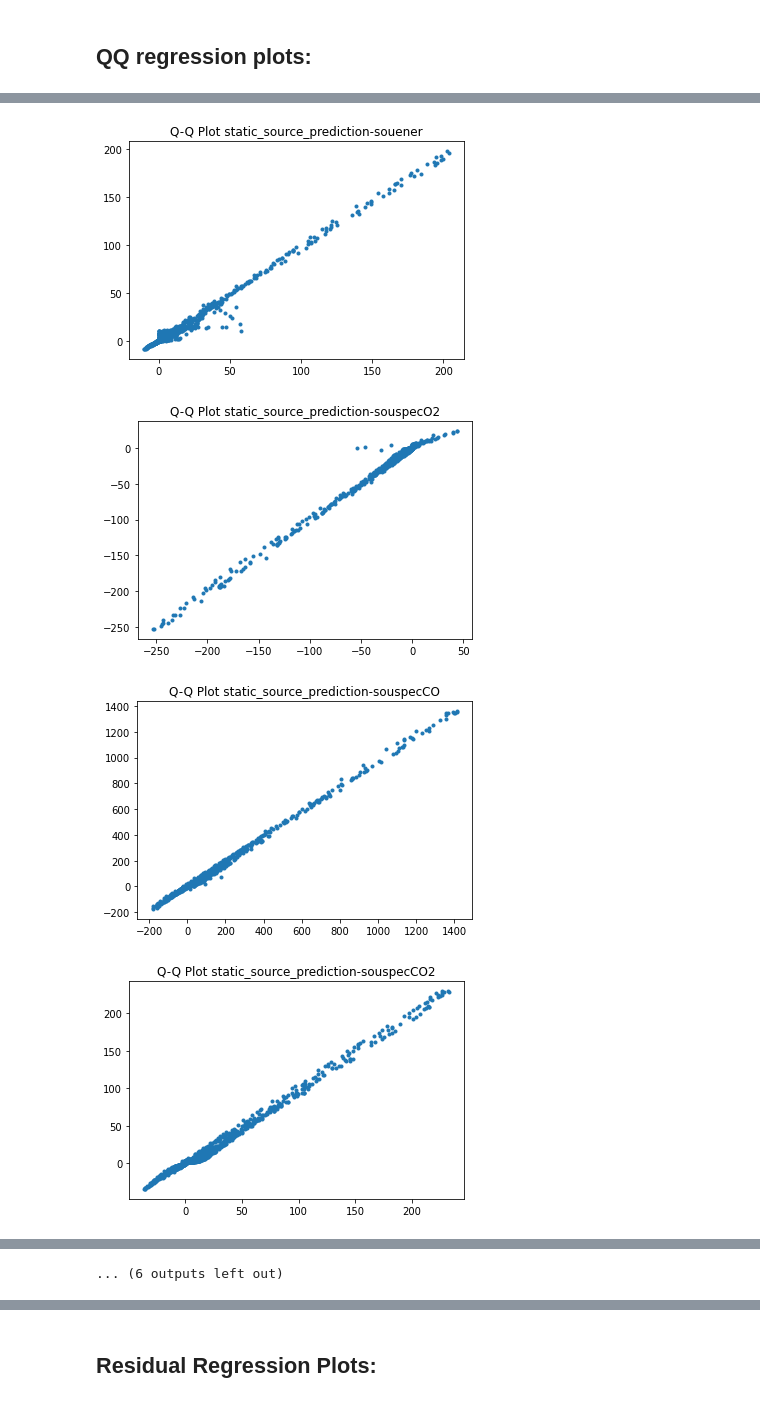
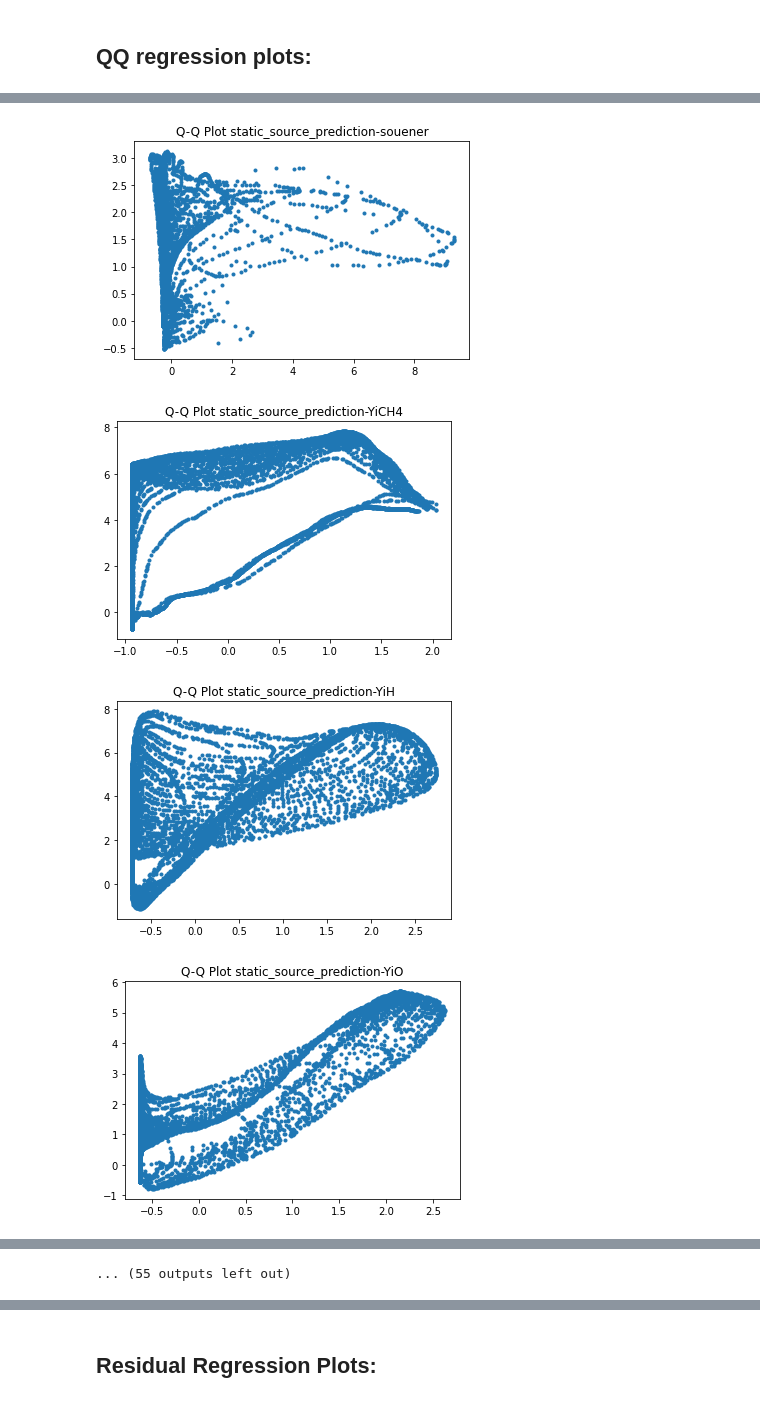
Before and after one commit to amolsalunkhe/ChemTab, a Jupyter notebook: src/Best_Model_Evaluation.ipynb, the cells around one changed output, grey strips where cells are left out. Drawn from its saved outputs; the diff is of its cells as text; code cells hidden in the pictures.

```diff
--- a/src/Best_Model_Evaluation.ipynb
+++ b/src/Best_Model_Evaluation.ipynb
@@ -27,7 +28,30 @@ assert pd.__path__[0]!='/opt/anaconda/lib/python3.8/site-packages/pandas', 'Erro
 # %%
+BCs_only = False # turn on to only look at BCs!!
+
 #Prepare the DataFrame that will be used downstream
-dp = DataPreparer(fn='../datasets/methane_air_master.csv') # TODO: change me!
+dp = DataPreparer(fn='../datasets/wax_master.csv') # TODO: change me!
 df = dp.getDataframe()
+
+########################################
+### Look for biggest Species Values! ###
+mean_vals = df.filter(like='Yi').mean()
+sort_idx = np.argsort(mean_vals)
+mean_vals = mean_vals[sort_idx][::-1]
+plt.bar(mean_vals.index, mean_vals)
+plt.title('Mean Values of Species in Dataset')
+plt.xticks(rotation=90, ha="right")
+plt.show()
+display(mean_vals[:10])
+important_species = list(mean_vals[:10].index)
+print(important_species)
+########################################
+
+if BCs_only:
+    #df = df.sample(2)
+    df=pd.concat([df.iloc[:1], df.iloc[-1:]],axis=0) # select boundary conditions!
+    df.index=range(len(df))
+    dp.df = df
 
 # currently passing dp eventually we want to abstract all the constants into 1 class
 dm = DataManager(df, dp)
+#dm.train_portion=0.5
@@ -51,8 +86,8 @@ import importlib; importlib.reload(model_analysis)
 bestModel, experimentSettings = exprExec.modelFactory.openBestModel()
 emb_and_regressor = bestModel = bestModel.get_layer('emb_and_regression_model')
 print(experimentSettings.keys())
-dm = experimentSettings['data_manager']
-#dm.createTrainTestData(experimentSettings['dataSetMethod'], experimentSettings['noOfCpv'], experimentSettings['ipscaler'], experimentSettings['opscaler'])
+print(experimentSettings['dataSetMethod'])
+dm.createTrainTestData(experimentSettings['dataSetMethod'], experimentSettings['noOfCpv'], experimentSettings['ipscaler'], experimentSettings['opscaler'])
 
 print(f'\nexperimentSettings: {str(experimentSettings)[:300]}...')
 print(f'\nbestModel.input_shape: {bestModel.input_shape}')
@@ -81,6 +118,5 @@ tf.keras.utils.plot_model(bestModel, expand_nested=True, show_shapes=True)
 X_train, X_test, Y_train, Y_test, zmix_train, zmix_test = dm.getTrainTestData()
 source_train, source_test = dm.getSourceTrainTestData()
 
-CPV_train = linear_embedder({"species_input": np.asarray(X_train)})
-true_dyn_train = linear_embedder({"species_input": np.asarray(source_train)})
-true_dyn_test = linear_embedder({"species_input": np.asarray(source_test)})
+if BCs_only: # This is a hack to plot regression analysis for just the boundary cases
+    X_test, Y_test, zmix_test, source_test = dm.getAllData()
@@ -175,23 +168,24 @@ array([0.19623   , 0.49625515, 0.94543508, 0.48108298, 0.14805456,
 import matplotlib.pyplot as plt
 
 # QQ plots are good!!
-all_dependants = ["souener", "souspecO2", "souspecCO", "souspecCO2", "souspecH2O", "souspecOH", "souspecH2", "souspecCH4"]
+#all_dependants = ["souener", "souspecO2", "souspecCO", "souspecCO2", "souspecH2O", "souspecOH", "souspecH2", "souspecCH4"]
+all_dependants = ["souener"] + dm.input_data_cols
+print(dm.input_data_cols)
 def make_Error_plots(input_dict, output_dict, name, plot_residuals=False, names=None):
     preds = emb_and_regressor.predict(input_dict)
     if names is None: names = list(range(preds[name].shape[1]))
 
     residuals = output_dict[name]-preds[name]
     print('mae', np.mean(np.abs(residuals)))
-    np.quantile(x, np.arange(100)/100)
     Y_vals = residuals if plot_residuals else preds[name]
     plt_name = 'Residual' if plot_residuals else 'Q-Q'
 
     for i in range(preds[name].shape[1]):
         plt.figure(i)
-
         plt.plot(output_dict[name][:, i], Y_vals[:,i], '.')
         plt.title(f'{plt_name} Plot {name}-{names[i]}')
         plt.show()
+    return residuals
 make_Error_plots(input_dict_test, output_dict_test, 'static_source_prediction', names=all_dependants, plot_residuals=False)
 make_Error_plots(input_dict_test, output_dict_test, 'dynamic_source_prediction', plot_residuals=False)
 # %% [output]
@@ -200,4 +195,4 @@ mae 4.475363316273609
-[figure, old version]
+[figure, new version]
-[figure, old version]
+[figure, new version]
-[figure, old version]
+[figure, new version]
-[figure, old version]
+[figure, new version]
@@ -212 +204,0 @@ mae 6.4917293
-... (6 outputs left out)
@@ -212,0 +206 @@ mae 6.4917293
+... (55 outputs left out)
```
Also changed, not shown: parts of 14 cells of this notebook.
